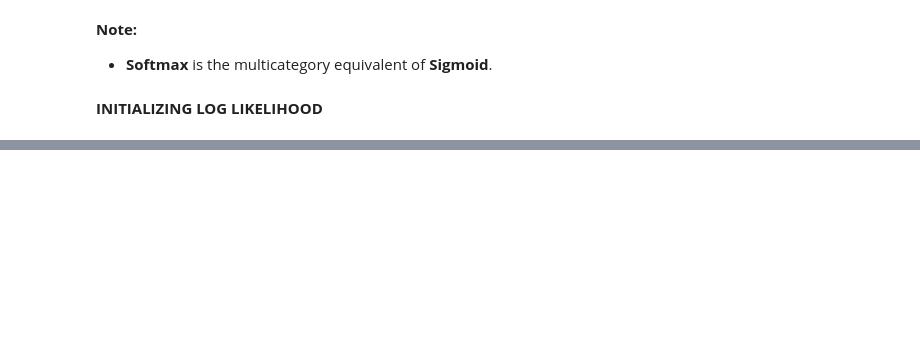
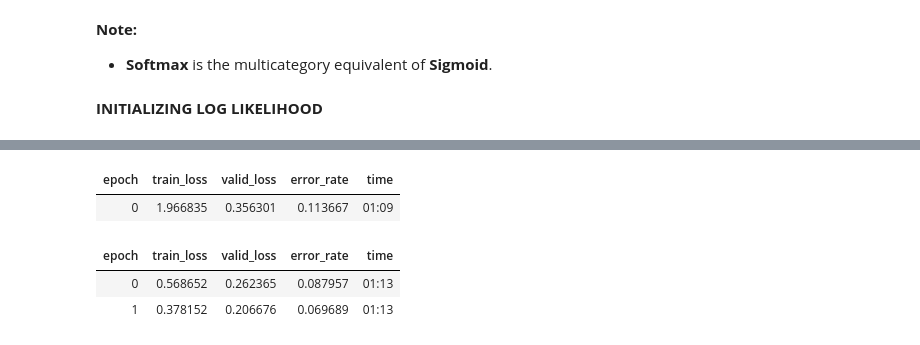
Before and after one commit to ThinamXx/Fastai, a Jupyter notebook: 4. Image Classification/ImageClassification.ipynb, the cells around one changed output, grey strips where cells are left out. Drawn from its saved outputs; the diff is of its cells as text; code cells hidden in the pictures; blank space fills up the shorter version.

```diff
--- a/4. Image Classification/ImageClassification.ipynb
+++ b/4. Image Classification/ImageClassification.ipynb
@@ -178,0 +235,10 @@ tensor([-0.0063, -0.9827, -0.9968, -0.8392, -0.2483, -0.8577])
+# %%
+#@ TRAINING THE MODEL: PRETRAINED MODEL:
+learn = cnn_learner(dls, resnet34, metrics=error_rate)          # Initializing Convolution Network.
+learn.fine_tune(2, base_lr=0.0010)                              # Training the Model with Optimal.
+# %% [output]
+| epoch | train_loss | valid_loss | error_rate | time |
+| 0 | 1.966835 | 0.356301 | 0.113667 | 01:09 |
+| epoch | train_loss | valid_loss | error_rate | time |
+| 0 | 0.568652 | 0.262365 | 0.087957 | 01:13 |
+| 1 | 0.378152 | 0.206676 | 0.069689 | 01:13 |
```
Also changed, not shown: parts of 21 cells of this notebook.
